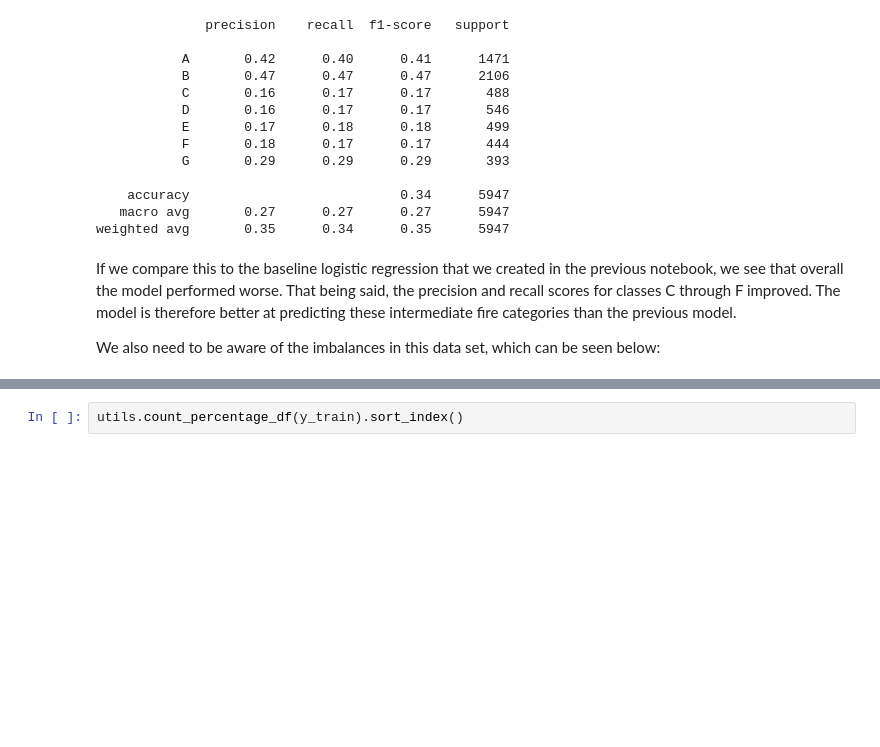
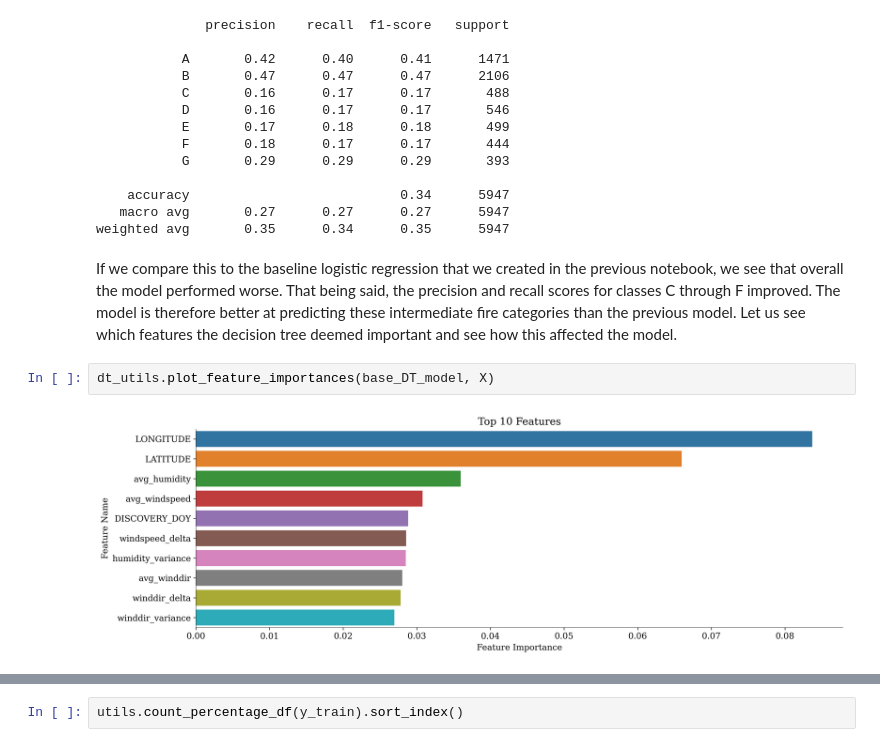
Before and after one commit to EdwinJaico-Berg/Capstone-Project, a Jupyter notebook: 3.3. Decision Tree.ipynb, the cells around one changed output, grey strips where cells are left out. Cells and saved outputs as stored; diff of their text form; blank space fills up the shorter version.

```diff
--- a/3.3. Decision Tree.ipynb
+++ b/3.3. Decision Tree.ipynb
@@ -122,6 +123,8 @@ model_utils.PlotConfusionMatrix(base_DT_model, X_test, y_test)
    macro avg       0.27      0.27      0.27      5947
 weighted avg       0.35      0.34      0.35      5947
 # %% [markdown]
-If we compare this to the baseline logistic regression that we created in the previous notebook, we see that overall the model performed worse. That being said, the precision and recall scores for classes C through F improved. The model is therefore better at predicting these intermediate fire categories than the previous model.
-
-We also need to be aware of the imbalances in this data set, which can be seen below:
+If we compare this to the baseline logistic regression that we created in the previous notebook, we see that overall the model performed worse. That being said, the precision and recall scores for classes C through F improved. The model is therefore better at predicting these intermediate fire categories than the previous model. Let us see which features the decision tree deemed important and see how this affected the model.
+# %%
+dt_utils.plot_feature_importances(base_DT_model, X)
+# %% [output]
+[figure, added]
```
Also changed, not shown: parts of 11 cells of this notebook, 5 other files.
